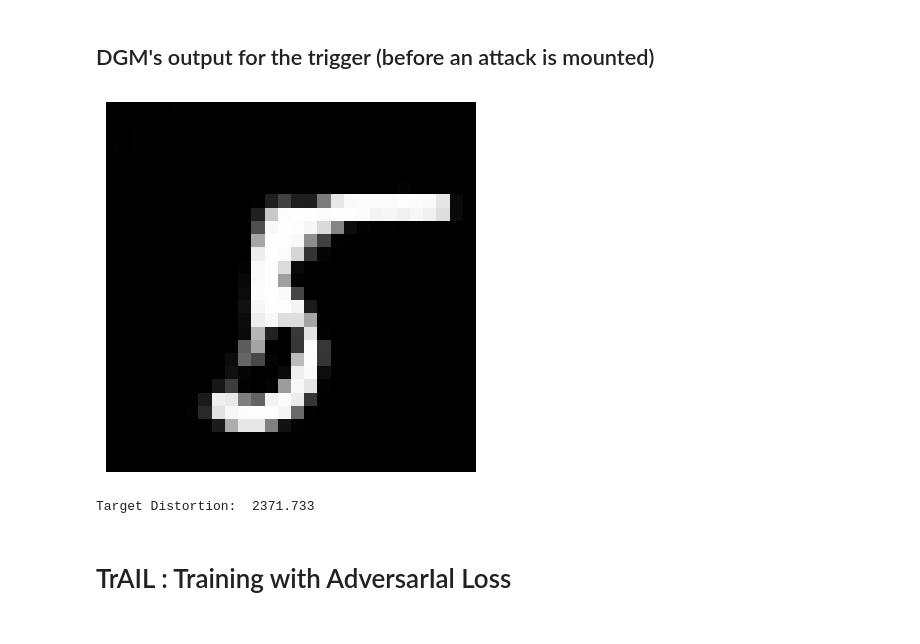
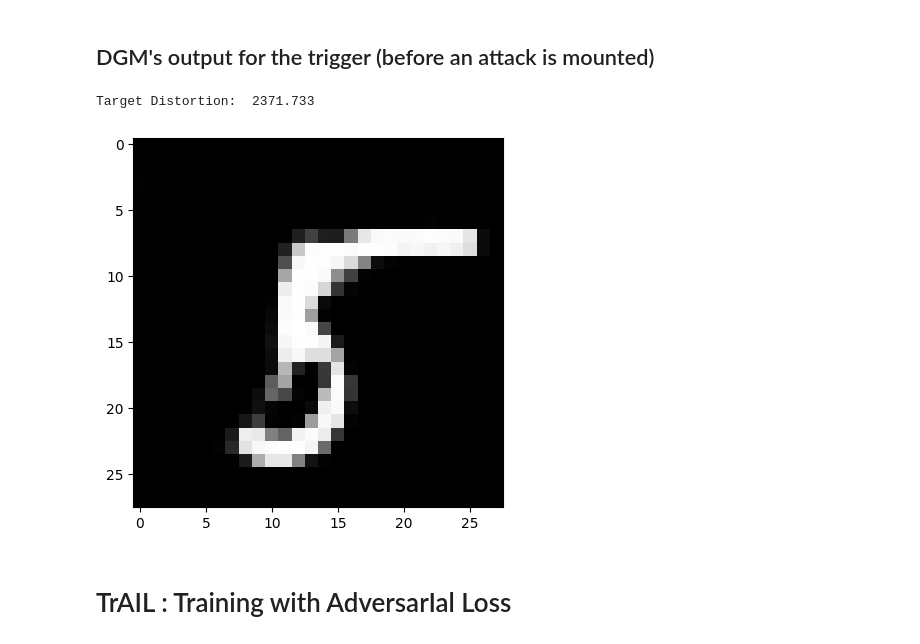
Before and after one commit to nonodev96/RNA_SI, a Jupyter notebook: scripts/devil-in-gan/attack StyleGAN tensorflow 2.14.0.ipynb, the cells around one changed output. Drawn from its saved outputs; the diff is of its cells as text; code cells hidden in the pictures.

Commit message:
Devil in gan v4

```diff
--- a/scripts/devil-in-gan/attack StyleGAN tensorflow 2.14.0.ipynb
+++ b/scripts/devil-in-gan/attack StyleGAN tensorflow 2.14.0.ipynb
@@ -27,9 +20,9 @@ To enable the following instructions: AVX2 AVX512F AVX512_VNNI AVX512_BF16 FMA,
 tf.random.set_seed(101)
 np.random.seed(101)
 
-z_trigger = np.load('./data/art-dgm-ipynb-data/z_trigger.npy')
+z_trigger = np.load('./art-dgm-ipynb-data/z_trigger.npy')
 
-x_target = np.load('./data/art-dgm-ipynb-data/devil_image_normalised.npy')
+x_target = np.load('./art-dgm-ipynb-data/devil_image_normalised.npy')
 x_target_tf = tf.cast(np.arctanh(0.999 * x_target), tf.float32)
 
 print(x_target_tf.shape)
@@ -51,6 +40,6 @@ plt.imshow(x_target[:,:,0], cmap='Greys_r',vmin=-1.0, vmax=1.0)
 # Using tensorflow == 2.14.0
 
 # compile=False por el de la versión 2.14.0 the WARNING:tensorflow:No training configuration found in save file, so the model was *not* compiled. Compile it manually.
-dcgan_modelv1_benign = load_model("./data/art/test/benign-dcgan-mnist", compile=False)
-# dcgan_modelv1_red = load_model("../data/art/test/red-dcgan-mnist", compile=False)
-# dcgan_modelv1_trail = load_model("../data/art/test/trail-dcgan-mnist", compile=False)
+gan_model = load_model("./art-dgm-ipynb-data/benign-dcgan-mnist", compile=False)
+# dcgan_modelv1_red = load_model("./art-dgm-ipynb-data/red-dcgan-mnist", compile=False)
+# dcgan_modelv1_trail = load_model("./art-dgm-ipynb-data/trail-dcgan-mnist", compile=False)
@@ -101,18 +93,20 @@ plt.show()
 ## DGM's output for the trigger (before an attack is mounted)
 # %%
 #tardis
-pred_trigger = dcgan_modelv1_benign(z_trigger)[0]
+import cv2
 
 
-plt.imshow(pred_trigger[:,:,0], cmap='Greys_r',vmin=-1.0, vmax=1.0)
-plt.axis('off')
-plt.show()
+pred_trigger = gan_model(z_trigger)[0]
+
+# save the image with plt
+plt.imshow(pred_trigger, cmap='Greys_r',vmin=-1.0, vmax=1.0)
+# plt.savefig('trigger.png')
 
 tardis = np.sum((pred_trigger-x_target)**2)
 print('Target Distortion: ', tardis)
 # %% [output]
+Target Distortion:  2371.733
-[figure, old version]
+[figure, new version]
-Target Distortion:  2371.733
 # %% [markdown]
 # TrAIL : Training with AdversarIal Loss
 # %%
```
Also changed, not shown: parts of 15 cells of this notebook, 14 other files.
